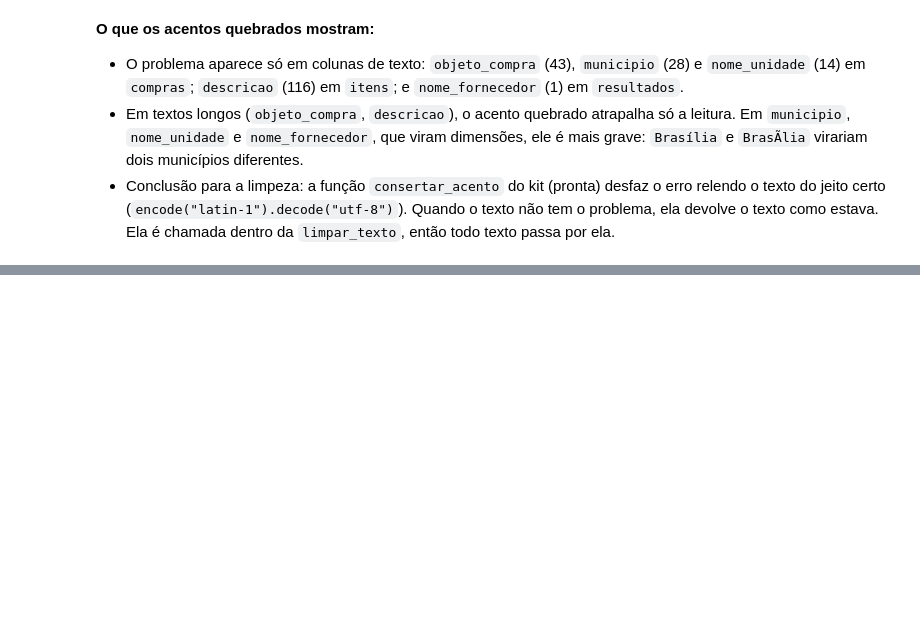
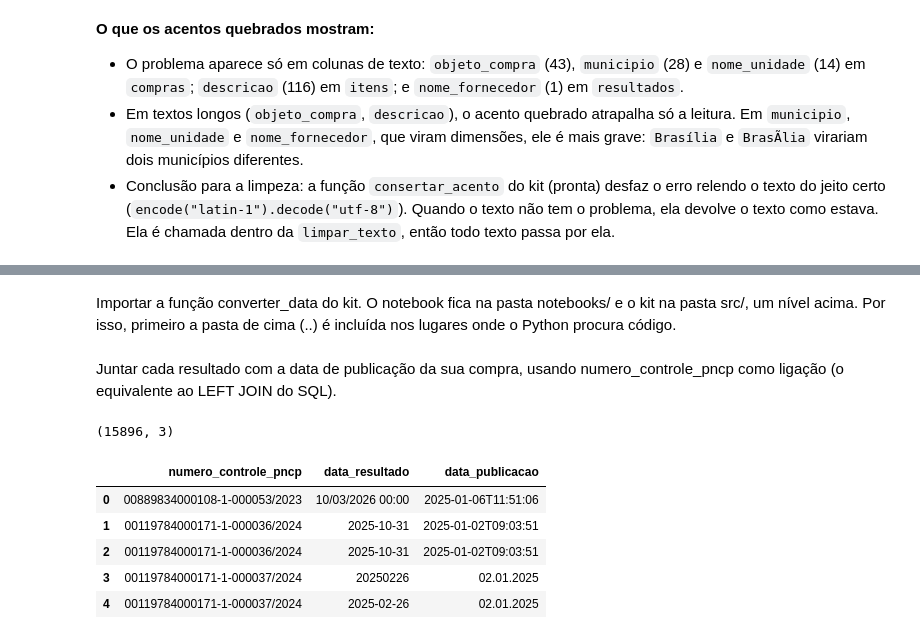
Before and after one commit to MatheusCapri/licitacoes_federais_dw, a Jupyter notebook: notebooks/01_auditoria.ipynb, the cells around one changed output, grey strips where cells are left out. Drawn from its saved outputs; the diff is of its cells as text; code cells hidden in the pictures; blank space fills up the shorter version.

```diff
--- a/notebooks/01_auditoria.ipynb
+++ b/notebooks/01_auditoria.ipynb
@@ -717,0 +722,2 @@ Name: count, dtype: int64
+# %% [markdown]
+Importar a função converter_data do kit. O notebook fica na pasta notebooks/ e o kit na pasta src/, um nível acima. Por isso, primeiro a pasta de cima (..) é incluída nos lugares onde o Python procura código.
@@ -717,0 +733,18 @@ Name: count, dtype: int64
+# %% [markdown]
+Juntar cada resultado com a data de publicação da sua compra, usando numero_controle_pncp como ligação (o equivalente ao LEFT JOIN do SQL).
+# %%
+datas = resultados[["numero_controle_pncp", "data_resultado"]].merge(
+    compras[["numero_controle_pncp", "data_publicacao"]],
+    on="numero_controle_pncp",
+    how="left"
+)
+print(datas.shape)
+datas.head()
+# %% [output]
+(15896, 3)
+|  | numero_controle_pncp | data_resultado | data_publicacao |
+| 0 | 00889834000108-1-000053/2023 | 10/03/2026 00:00 | 2025-01-06T11:51:06 |
+| 1 | 00119784000171-1-000036/2024 | 2025-10-31 | 2025-01-02T09:03:51 |
+| 2 | 00119784000171-1-000036/2024 | 2025-10-31 | 2025-01-02T09:03:51 |
+| 3 | 00119784000171-1-000037/2024 | 20250226 | 02.01.2025 |
+| 4 | 00119784000171-1-000037/2024 | 2025-02-26 | 02.01.2025 |
```
Also changed, not shown: parts of 7 cells of this notebook.
